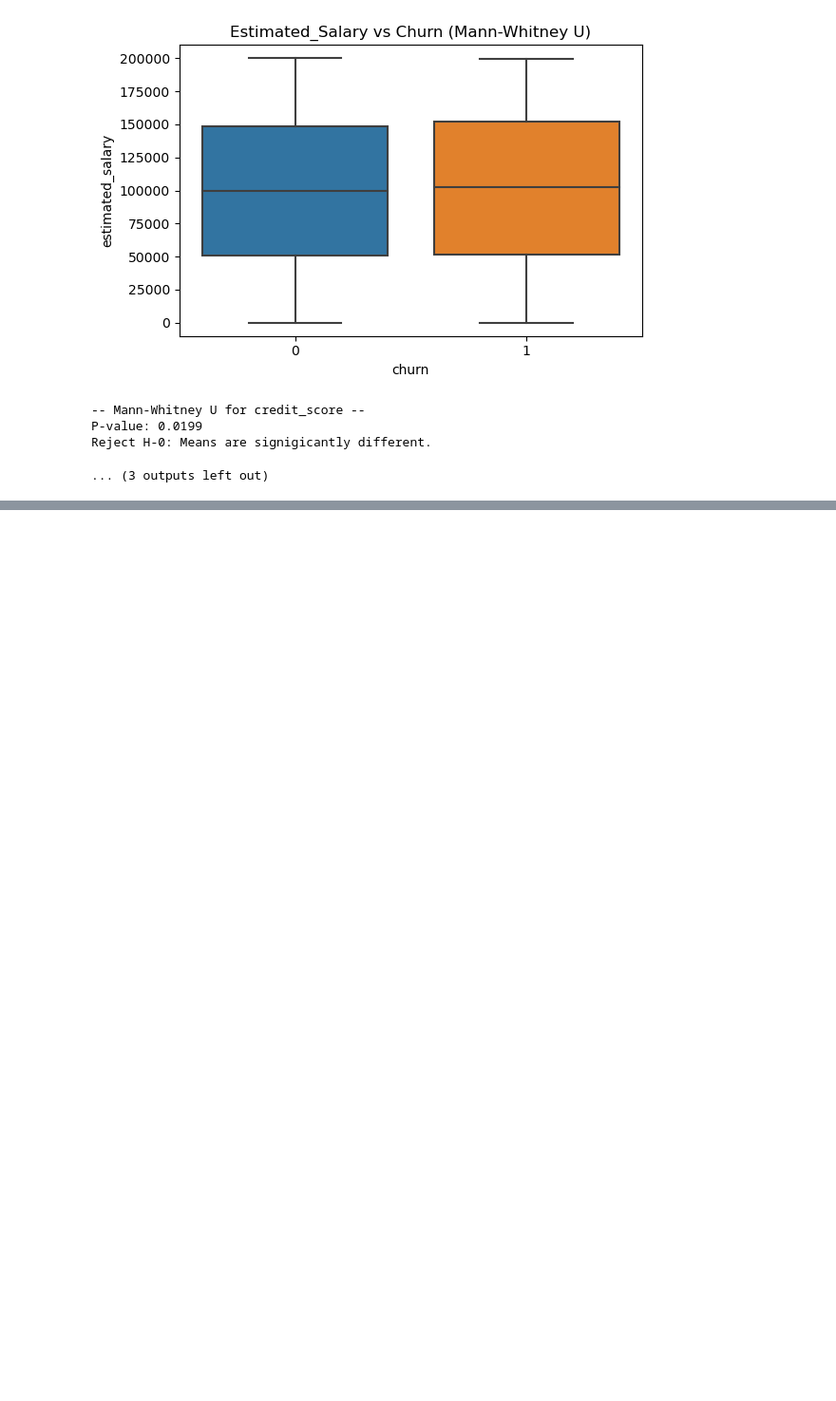
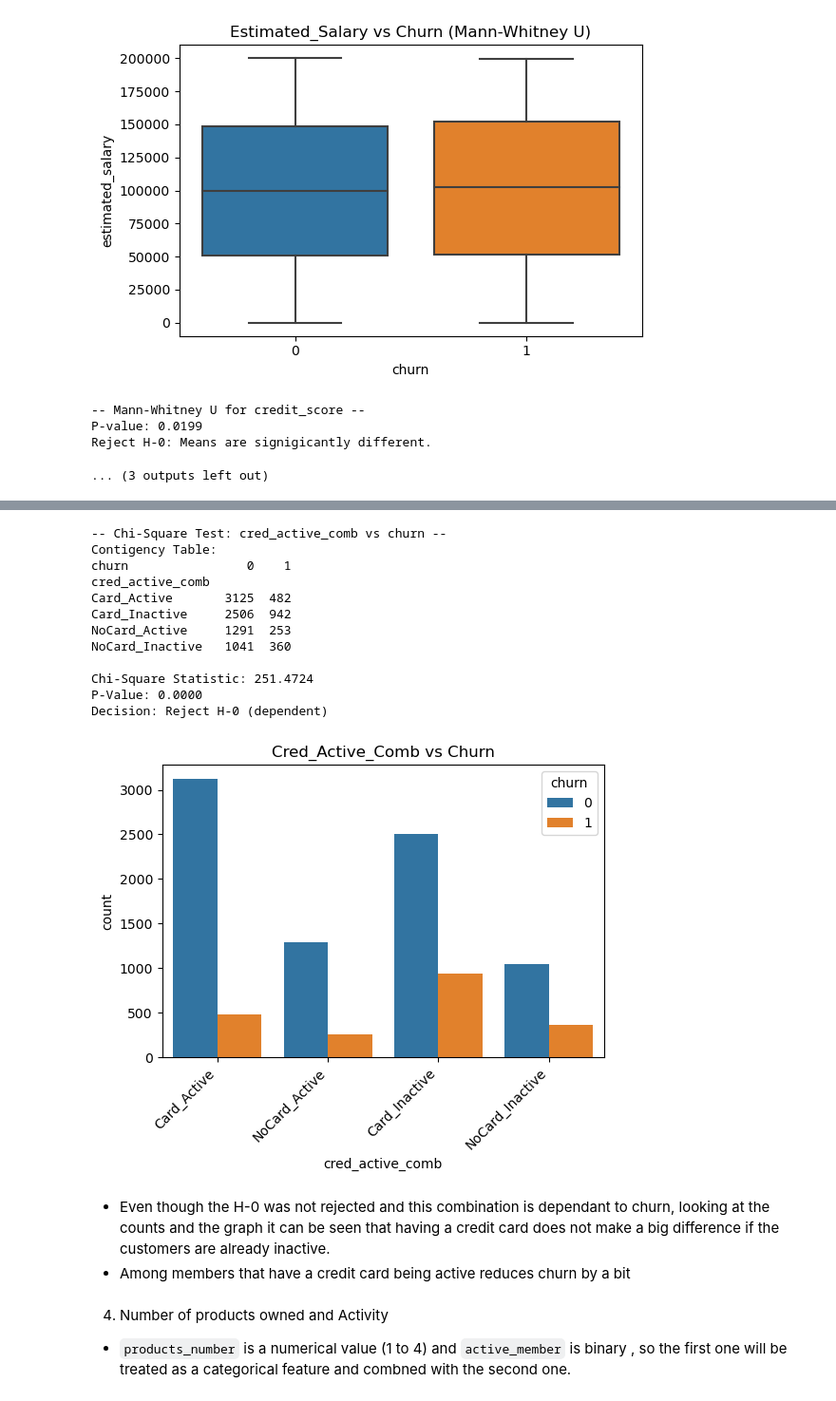
Before and after one commit to ejarazi2004/customer-churn-prediction, a Jupyter notebook: notebooks/02_inferential_statistics.ipynb, the cells around one changed output, grey strips where cells are left out. Shown at 95% size. Saved outputs shown, nothing was run; the diff lists cells and outputs as text; code cells hidden in the pictures; blank space fills up the shorter version.

```diff
--- a/notebooks/02_inferential_statistics.ipynb
+++ b/notebooks/02_inferential_statistics.ipynb
@@ -70,0 +191,25 @@ Reject H-0: Means are signigicantly different.
+# %%
+ndf['cred_active_comb'] = ndf['credit_card'].map({0: 'NoCard', 1: 'Card'}) + '_' + ndf['active_member'].map({0: 'Inactive', 1: 'Active'})
+# %%
+chi_square_test(ndf, feature='cred_active_comb', save_plot=True, rotate_x=True)
+# %% [output]
+-- Chi-Square Test: cred_active_comb vs churn --
+Contigency Table:
+churn                0    1
+cred_active_comb
+Card_Active       3125  482
+Card_Inactive     2506  942
+NoCard_Active     1291  253
+NoCard_Inactive   1041  360
+
+Chi-Square Statistic: 251.4724
+P-Value: 0.0000
+Decision: Reject H-0 (dependent)
+[figure, added]
+# %% [markdown]
+- Even though the H-0 was not rejected and this combination is dependant to churn, looking at the counts and the graph it can be seen that having a credit card does not make a big difference if the customers are already inactive.
+- Among members that have a credit card being active reduces churn by a bit
+# %% [markdown]
+4. Number of products owned and Activity
+- `products_number` is a numerical value (1 to 4) and `active_member` is binary ,
+so the first one will be treated as a categorical feature and combned with the second one.
```
Also changed, not shown: parts of 23 cells of this notebook.
